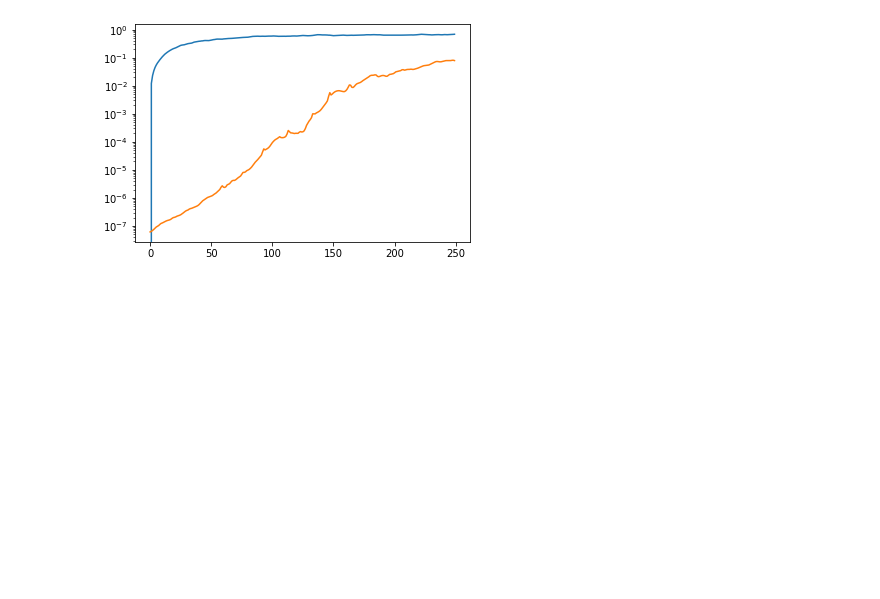
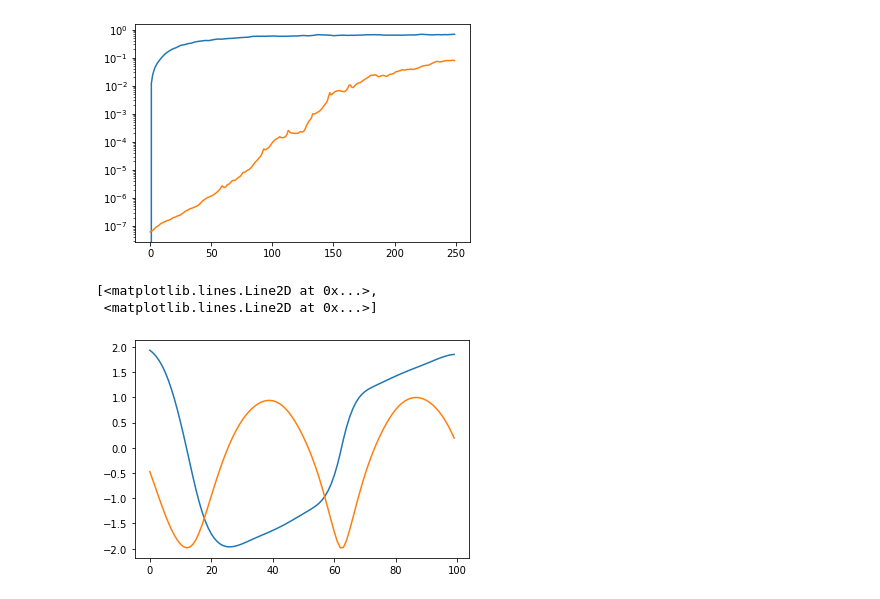
Before and after one commit to mfinzi/constrained-hamiltonian-neural-networks, a Jupyter notebook: plots.ipynb, the cells around one changed output. Cells and saved outputs as stored; diff of their text form; code cells hidden in the pictures; blank space fills up the shorter version.

```diff
--- a/plots.ipynb
+++ b/plots.ipynb
@@ -34,3 +34,14 @@ ValueError: Either both or neither of `x` and `y` must be specified (but try pas
 # %%
 # %% [output]
 [figure]
+# %%
+from biases.hamiltonian import ChainPendulum
+body = ChainPendulum(2)
+z0 = body.sample_initial_conditions(1)
+zt = body.integrate(z0,torch.linspace(0,10,100))
+# %%
+plt.plot(zt[0,:,0,1])
+# %% [output]
+[<matplotlib.lines.Line2D at 0x...>,
+ <matplotlib.lines.Line2D at 0x...>]
+[figure, added]
```
Also changed, not shown: parts of 4 cells of this notebook, 3 other files.
